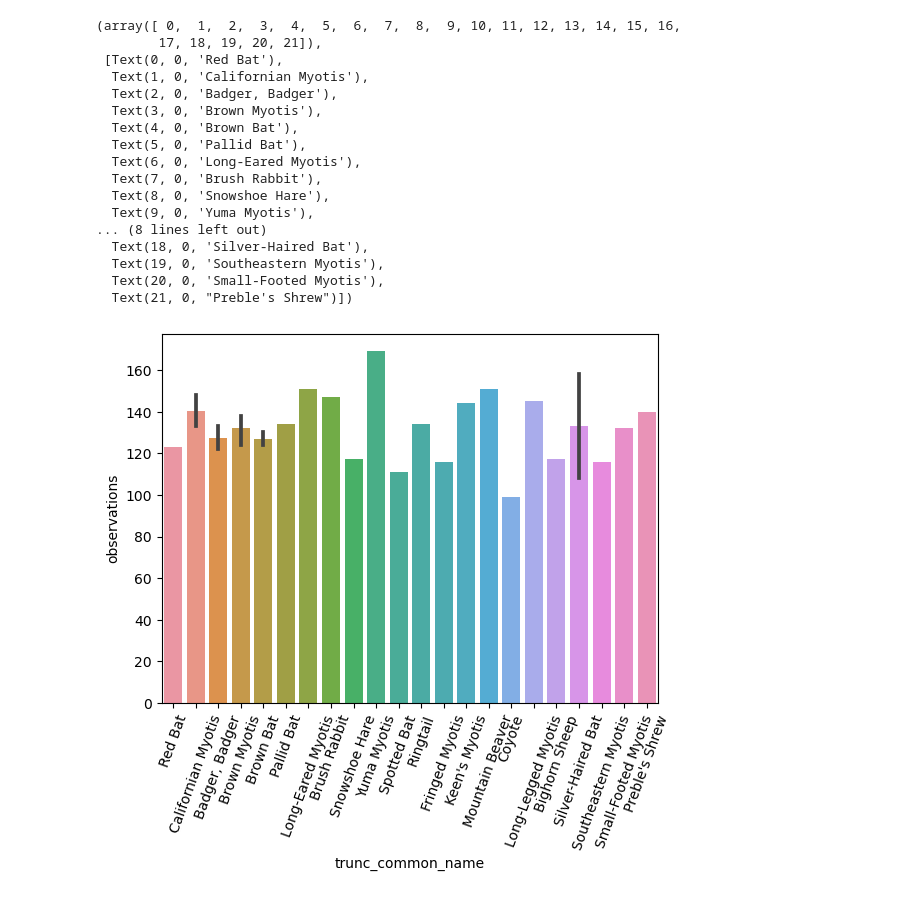
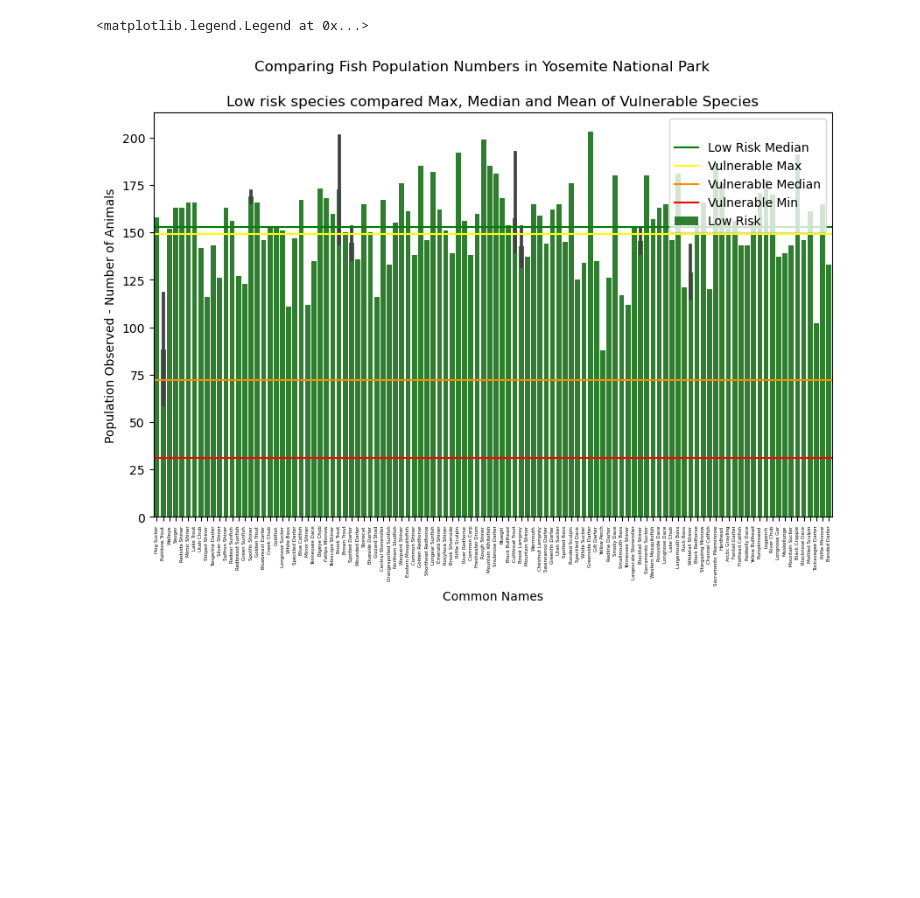
Before and after one commit to leaplanche/species_national_parks, a Jupyter notebook: Biodiversity in national parks-checkpoint.ipynb, the cells around one changed output. Saved outputs shown, nothing was run; the diff lists cells and outputs as text; code cells hidden in the pictures; blank space fills up the shorter version.

```diff
--- a/Biodiversity in national parks-checkpoint.ipynb
+++ b/Biodiversity in national parks-checkpoint.ipynb
@@ -68,22 +187,36 @@ plt.xticks(rotation=70)
-# %%
-sns.barplot(yosemite_mammals_concern, x='trunc_common_name', y='observations')
-plt.xticks(rotation=70)
-# %% [output]
-(array([ 0,  1,  2,  3,  4,  5,  6,  7,  8,  9, 10, 11, 12, 13, 14, 15, 16,
-        17, 18, 19, 20, 21]),
- [Text(0, 0, 'Red Bat'),
-  Text(1, 0, 'Californian Myotis'),
-  Text(2, 0, 'Badger, Badger'),
-  Text(3, 0, 'Brown Myotis'),
-  Text(4, 0, 'Brown Bat'),
-  Text(5, 0, 'Pallid Bat'),
-  Text(6, 0, 'Long-Eared Myotis'),
-  Text(7, 0, 'Brush Rabbit'),
-  Text(8, 0, 'Snowshoe Hare'),
-  Text(9, 0, 'Yuma Myotis'),
-... (8 lines left out)
-  Text(18, 0, 'Silver-Haired Bat'),
-  Text(19, 0, 'Southeastern Myotis'),
-  Text(20, 0, 'Small-Footed Myotis'),
-  Text(21, 0, "Preble's Shrew")])
-[figure, removed]
+# %%
+#Creating a file of vulnerable fish in yosemite with pd.concat. Remember to put the square brackets!
+yosemite_fish_vulnerable = pd.concat([yosemite_fish_recovering, yosemite_fish_concern, yosemite_fish_threatened,
+                                      yosemite_fish_endangered])
+# %%
+#Creating figure size before I make my graph
+plt.figure(figsize=(10,6))
+
+#Creating my color palette before I make my graph
+vulnerability_palette = {'Low Risk' : 'forestgreen', 'In Recovery' : 'gold', 'Species of Concern': 'darkorange',
+                         'Threatened' : 'orangered', 'Endangered' : 'red'}
+
+#creating a barplot with seaborn
+sns.barplot(yosemite_fish_lorisk, x='trunc_common_name', y='observations',
+            hue='conservation_status', palette=vulnerability_palette)
+
+#Creating a median line for lorisk_observations, max, median and min lines for
+plt.axhline(y=np.median(yosemite_fish_lorisk.observations), label='Low Risk Median', color='green')
+plt.axhline(y=np.max(yosemite_fish_vulnerable.observations), label='Vulnerable Max', color='yellow')
+plt.axhline(y=np.median(yosemite_fish_vulnerable.observations), label='Vulnerable Median', color='darkorange')
+
+#Creating a min line for vulnerable observations
+plt.axhline(y=np.min(yosemite_fish_vulnerable.observations), label='Vulnerable Min', color='red')
+#rotating ticks to make them more legible, and reducing their size
+plt.xticks(rotation=90)
+plt.tick_params(axis='x', which='major', labelsize=4)
+
+#Creating labels and titles
+plt.xlabel('Common Names')
+plt.ylabel('Population Observed - Number of Animals')
+plt.suptitle('Comparing Fish Population Numbers in Yosemite National Park')
+plt.title('Low risk species compared Max, Median and Mean of Vulnerable Species')
+plt.legend(title=' ')
+# %% [output]
+<matplotlib.legend.Legend at 0x...>
+[figure, added]
```
Also changed, not shown: parts of 15 cells of this notebook.
